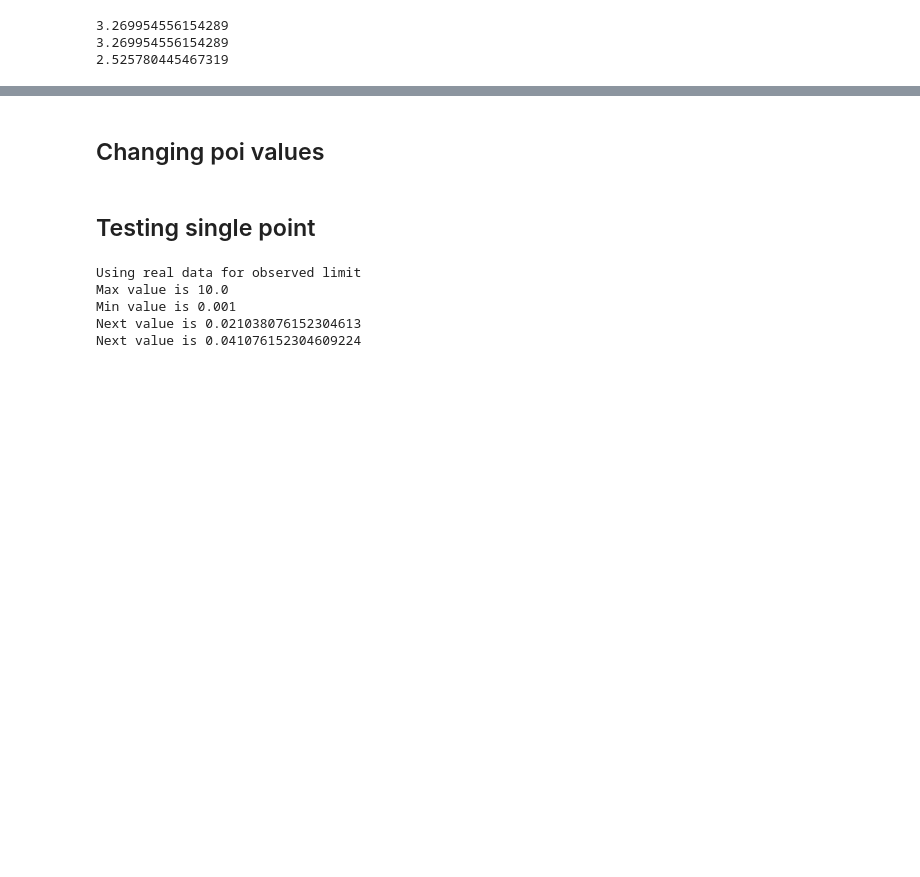
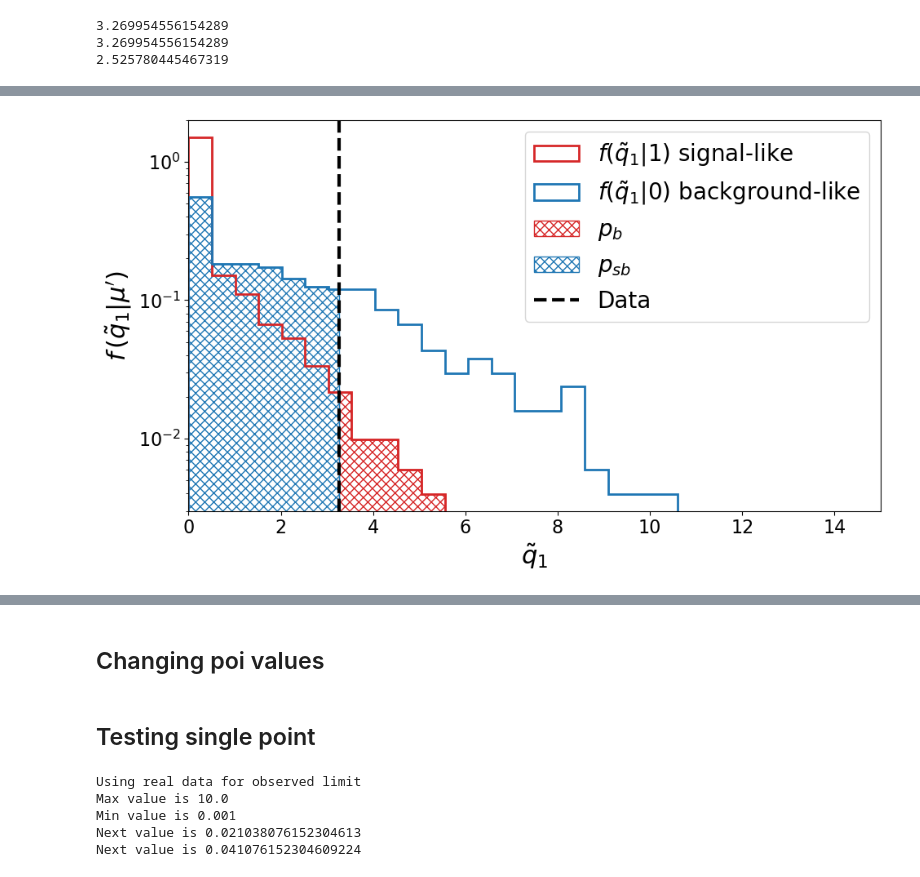
Before and after one commit to dmarsden01/uboone_HNL_analysis, a Jupyter notebook: 4_pyhf_limit.ipynb, the cells around one changed output, grey strips where cells are left out. Drawn from its saved outputs; the diff is of its cells as text; code cells hidden in the pictures; blank space fills up the shorter version.

```diff
--- a/4_pyhf_limit.ipynb
+++ b/4_pyhf_limit.ipynb
@@ -1045,0 +1056,88 @@ Max qtilde background value: 9.157054361050342
+# %%
+#unedited one cell below
+savefig=True
+
+# x_max = max(qtilde_sig.samples)
+x_max = max(qtilde_bkg_obs.samples)
+# x_max=2e-8
+print(x_max)
+
+plt.figure(figsize=(10, 6))
+nbins = 30 #Should make an array for the bin edges
+bins = np.linspace(0,x_max*1.2,nbins) #was 0, 45 before
+
+hist, edges = np.histogram(qtilde_sig_obs.samples, bins=bins, density=True)
+edges = np.repeat(edges, 2)
+hist = np.hstack((0, np.repeat(hist, 2), 0))
+
+hist_bkg, edges_bkg = np.histogram(qtilde_bkg_obs.samples, bins=bins, density=True)
+edges_bkg = np.repeat(edges_bkg, 2)
+hist_bkg = np.hstack((0, np.repeat(hist_bkg, 2), 0))
+
+hatch_from= qmu_tilde_obs
+hatch_from_bkg= 0.0
+print(qmu_tilde_obs)
+hatch_till= 15
+hatch_till_bkg= qmu_tilde_obs
+
+fill_region = (hatch_from<edges)&(edges<hatch_till)
+
+fill_region_bkg = (hatch_from_bkg<edges_bkg)&(edges_bkg<hatch_till_bkg)
+test_fill_bkg = hist_bkg[fill_region_bkg].copy()
+# test_fill_bkg[-1] = 0.0
+new_hist=np.append(test_fill_bkg, test_fill_bkg[-1])
+new_hist=np.append(new_hist, 0.0)
+
+test_fill_edges = edges_bkg[fill_region_bkg].copy()
+new_edges=np.append(test_fill_edges, qmu_tilde_obs)
+new_edges=np.append(new_edges, qmu_tilde_obs)
+
+
+plt.hist(
+    qtilde_sig_obs.samples,
+    bins=bins,
+    histtype="step",
+    density=True,
+    label=r"$f(\tilde{q}_1|1)$ signal-like",
+    color="#D62728",
+    linewidth=2,
+)
+plt.hist(
+    qtilde_bkg_obs.samples,
+    bins=bins,
+    histtype="step",
+    density=True,
+    label=r"$f(\tilde{q}_1|0)$ background-like",
+    color="#1F77B4",
+    linewidth=2,
+)
+
+plt.fill_betweenx(hist[fill_region],
+                  edges[fill_region], qmu_tilde_obs,
+                  color='none', edgecolor='#D62728',
+                  hatch='xxx', label=r"$p_b$")
+
+plt.fill_betweenx(new_hist,
+                  new_edges, 0,
+                  color='none', edgecolor='#1F77B4',
+                  hatch='xxx', label=r"$p_{sb}$")
+
+if Use_fully_uncorrelated == True: model_name = "fully_uncorrelated"
+if Use_fully_uncorrelated == False: model_name = "correlated"
+
+plt.axvline(x = qmu_tilde_obs, color = 'black', label = r'Data',linestyle="dashed", lw=3)
+# plt.axvline(x = bkg_expected_qtilde, color = 'gray', label = 'Background expectation',linestyle="dashed", lw=3)
+
+plt.xlabel(r"$\tilde{q}_1$", fontsize=22)
+plt.ylabel(r"$f\,(\tilde{q}_1|\mu')$", fontsize=22)
+
+plt.yscale("log")
+plt.ylim(3e-3, 2.0)
+plt.xlim(0,15)
+plt.legend(fontsize=20)
+plt.tight_layout()
+
+if savefig==True:
+    plt.savefig(f"plots/CLs_plots/Test_stat_qtilde_obs_{model_name}_{HNL_mass}MeV.pdf")
+    plt.savefig(f"plots/CLs_plots/Test_stat_qtilde_obs_{model_name}_{HNL_mass}MeV.png")
+# %% [output]
@@ -1046,3 +1146,4 @@ Max qtilde background value: 9.157054361050342
+[figure, added]
 # %%
 savefig=False
 
```
Also changed, not shown: parts of 14 cells of this notebook, 5 other files.
